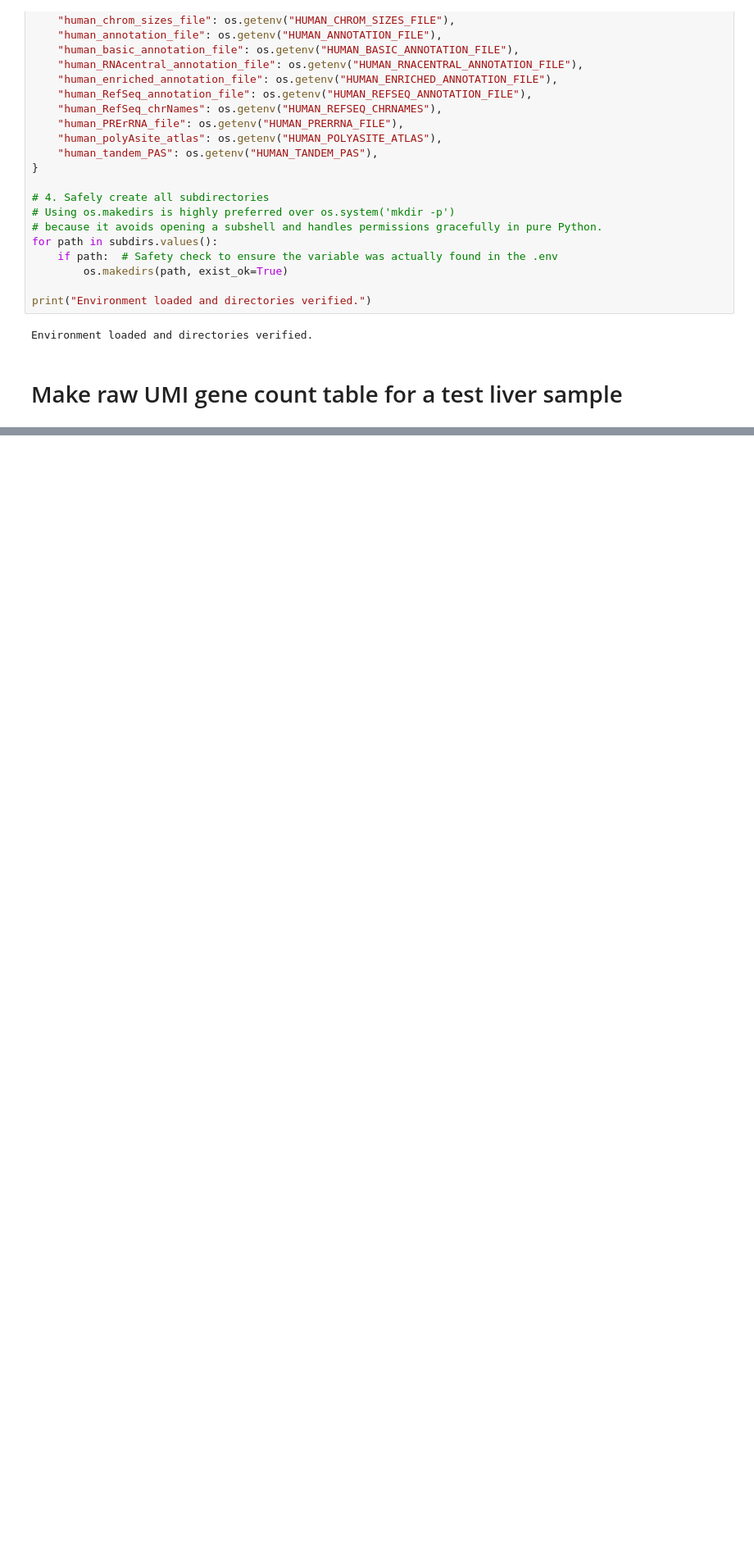
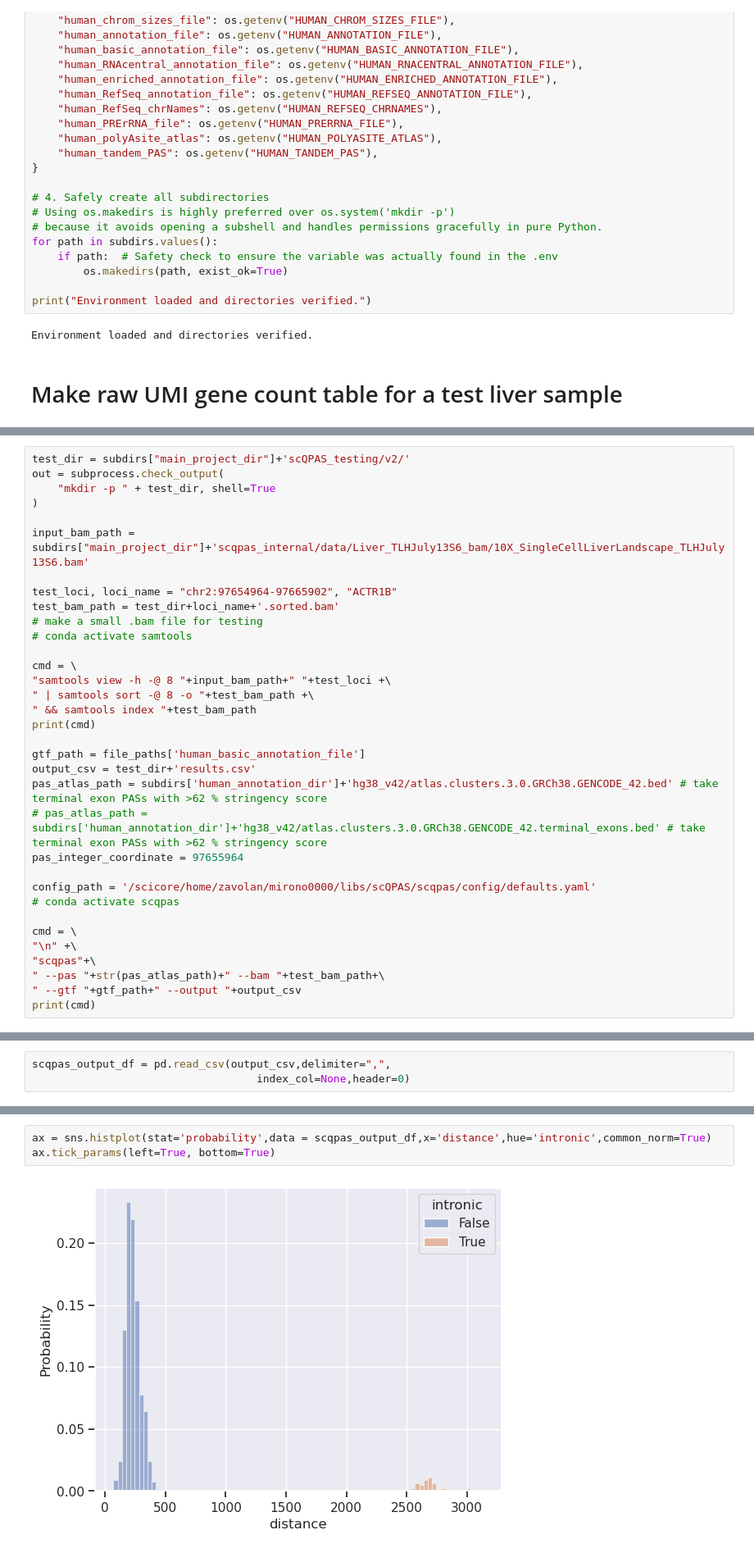
Before and after one commit to zavolanlab/CellType_PolyASite_Atlas, a Jupyter notebook: CellTypePASatlas-current.ipynb, the cells around one changed output, grey strips where cells are left out. Shown at 82% size. Cells and saved outputs as stored; diff of their text form; blank space fills up the shorter version.

```diff
--- a/CellTypePASatlas-current.ipynb
+++ b/CellTypePASatlas-current.ipynb
@@ -144,0 +180,34 @@ bam_path
+# %%
+test_dir = subdirs["main_project_dir"]+'scQPAS_testing/v2/'
+out = subprocess.check_output(
+    "mkdir -p " + test_dir, shell=True
+)
+
+input_bam_path = subdirs["main_project_dir"]+'scqpas_internal/data/Liver_TLHJuly13S6_bam/10X_SingleCellLiverLandscape_TLHJuly13S6.bam'
+
+test_loci, loci_name = "chr2:97654964-97665902", "ACTR1B"
+test_bam_path = test_dir+loci_name+'.sorted.bam'
+# make a small .bam file for testing
+# conda activate samtools
+
+cmd = \
+"samtools view -h -@ 8 "+input_bam_path+" "+test_loci +\
+" | samtools sort -@ 8 -o "+test_bam_path +\
+" && samtools index "+test_bam_path
+print(cmd)
+
+gtf_path = file_paths['human_basic_annotation_file']
+output_csv = test_dir+'results.csv'
+pas_atlas_path = subdirs['human_annotation_dir']+'hg38_v42/atlas.clusters.3.0.GRCh38.GENCODE_42.bed' # take terminal exon PASs with >62 % stringency score
+# pas_atlas_path = subdirs['human_annotation_dir']+'hg38_v42/atlas.clusters.3.0.GRCh38.GENCODE_42.terminal_exons.bed' # take terminal exon PASs with >62 % stringency score
+pas_integer_coordinate = 97655964
+
+config_path = '/scicore/home/zavolan/mirono0000/libs/scQPAS/scqpas/config/defaults.yaml'
+# conda activate scqpas
+
+cmd = \
+"\n" +\
+"scqpas"+\
+" --pas "+str(pas_atlas_path)+" --bam "+test_bam_path+\
+" --gtf "+gtf_path+" --output "+output_csv
+print(cmd)
@@ -144,0 +218,3 @@ bam_path
+# %%
+scqpas_output_df = pd.read_csv(output_csv,delimiter=",",
+                                   index_col=None,header=0)
@@ -144,0 +230,5 @@ bam_path
+# %%
+ax = sns.histplot(stat='probability',data = scqpas_output_df,x='distance',hue='intronic',common_norm=True)
+ax.tick_params(left=True, bottom=True)
+# %% [output]
+[figure, added]
```
Also changed, not shown: parts of 4 cells of this notebook.
